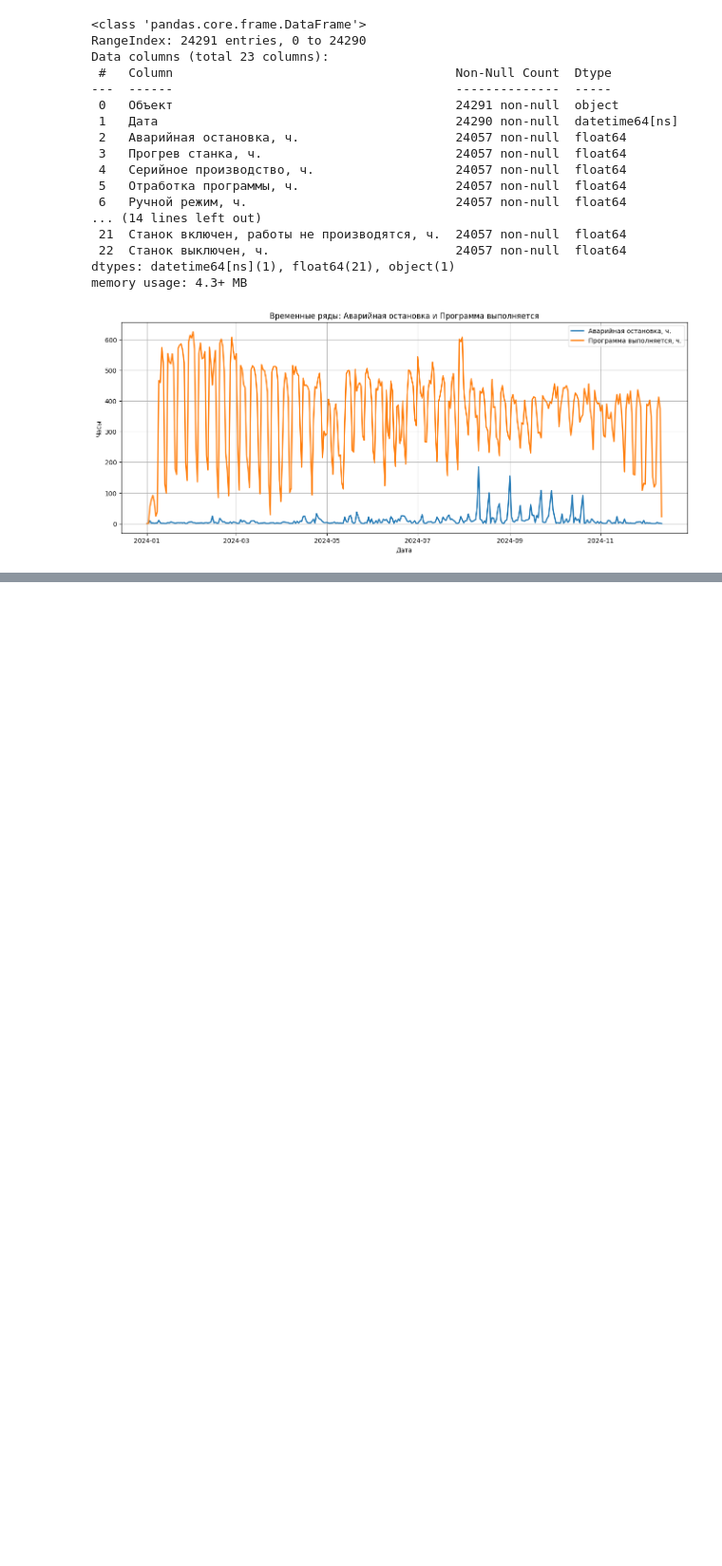
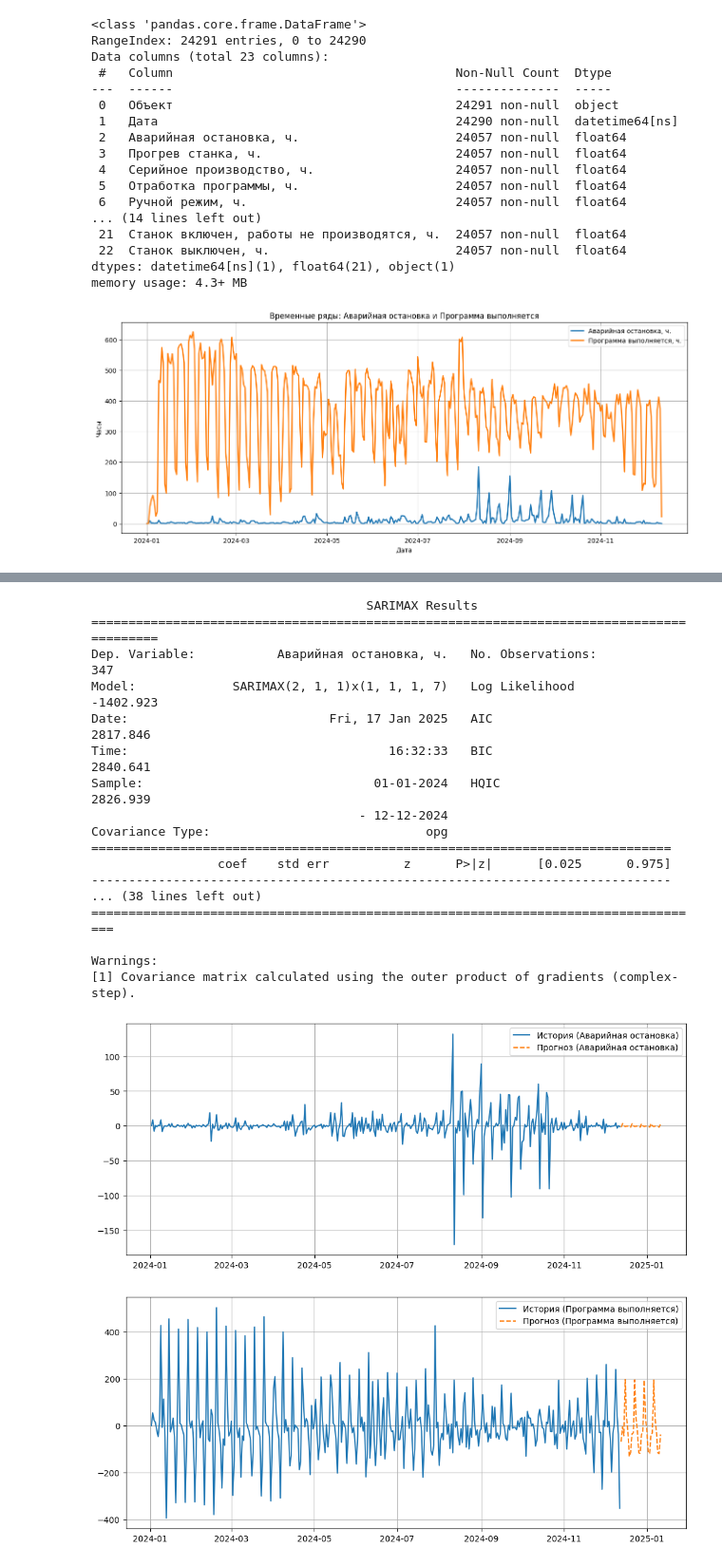
Before and after one commit to OXYCRiNGE/stanki, a Jupyter notebook: analysis.ipynb, the cells around one changed output, grey strips where cells are left out. Shown at 95% size. Saved outputs shown, nothing was run; the diff lists cells and outputs as text; code cells hidden in the pictures; blank space fills up the shorter version.

Commit message:
add SARIMA

```diff
--- a/analysis.ipynb
+++ b/analysis.ipynb
@@ -158,0 +222,61 @@ built_acf_and_pacf(df_aggregated, column_names)
+# %%
+from statsmodels.tsa.statespace.sarimax import SARIMAX
+
+# Обучаем SARIMA для "Аварийная остановка, ч."
+sarima_ao = SARIMAX(df_aggregated["Аварийная остановка, ч."],
+                    order=(2, 1, 1),  # (p, d, q)
+                    seasonal_order=(1, 1, 1, 7),  # (P, D, Q, s)
+                    enforce_stationarity=False,
+                    enforce_invertibility=False).fit()
+
+# Обучаем SARIMA для "Программа выполняется, ч."
+sarima_prog = SARIMAX(df_aggregated["Программа выполняется, ч."],
+                      order=(2, 1, 1),
+                      seasonal_order=(1, 1, 1, 7),
+                      enforce_stationarity=False,
+                      enforce_invertibility=False).fit()
+
+# Выводим краткие результаты
+print(sarima_ao.summary())
+print(sarima_prog.summary())
+
+# Прогноз на следующий месяц (30 дней)
+forecast_ao = sarima_ao.forecast(steps=30)
+forecast_prog = sarima_prog.forecast(steps=30)
+
+# Визуализация
+import matplotlib.pyplot as plt
+
+plt.figure(figsize=(12,5))
+plt.plot(df_aggregated["Аварийная остановка, ч."], label="История (Аварийная остановка)")
+plt.plot(forecast_ao, label="Прогноз (Аварийная остановка)", linestyle="dashed")
+plt.legend()
+plt.grid(True)
+plt.show()
+
+plt.figure(figsize=(12,5))
+plt.plot(df_aggregated["Программа выполняется, ч."], label="История (Программа выполняется)")
+plt.plot(forecast_prog, label="Прогноз (Программа выполняется)", linestyle="dashed")
+plt.legend()
+plt.grid(True)
+plt.show()
+# %% [output]
+                                     SARIMAX Results
+=========================================================================================
+Dep. Variable:           Аварийная остановка, ч.   No. Observations:                  347
+Model:             SARIMAX(2, 1, 1)x(1, 1, 1, 7)   Log Likelihood               -1402.923
+Date:                           Fri, 17 Jan 2025   AIC                           2817.846
+Time:                                   16:32:33   BIC                           2840.641
+Sample:                               01-01-2024   HQIC                          2826.939
+                                    - 12-12-2024
+Covariance Type:                             opg
+==============================================================================
+                 coef    std err          z      P>|z|      [0.025      0.975]
+------------------------------------------------------------------------------
+... (38 lines left out)
+===================================================================================
+
+Warnings:
+[1] Covariance matrix calculated using the outer product of gradients (complex-step).
+[figure, added]
+[figure, added]
```
Also changed, not shown: parts of 27 cells of this notebook, 1 other file.
